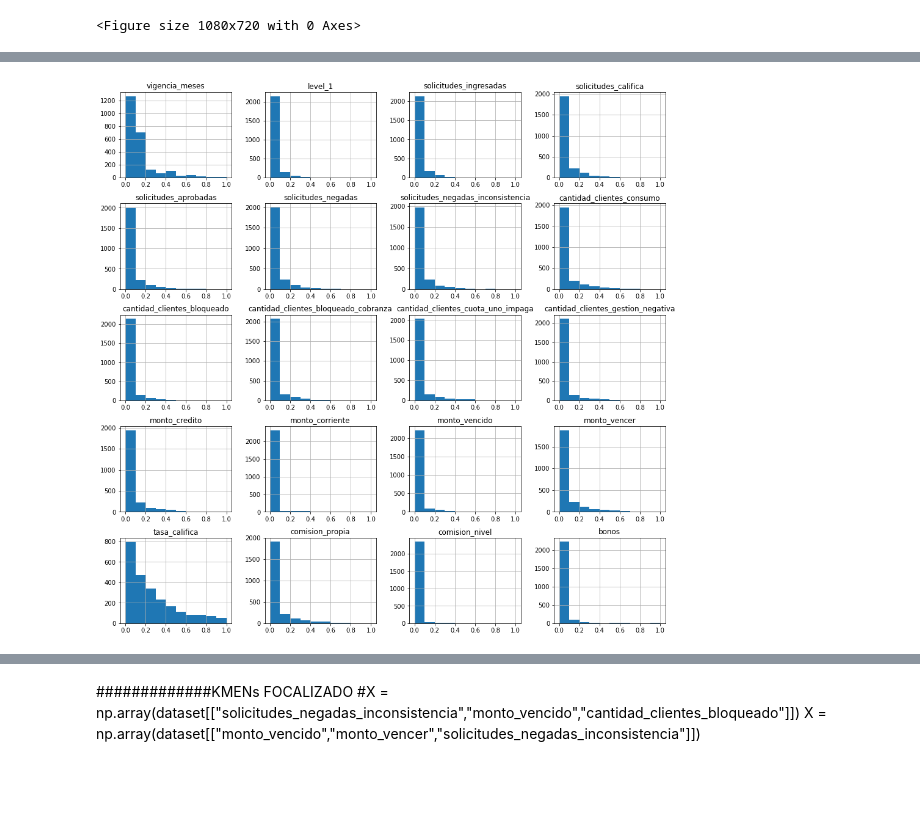
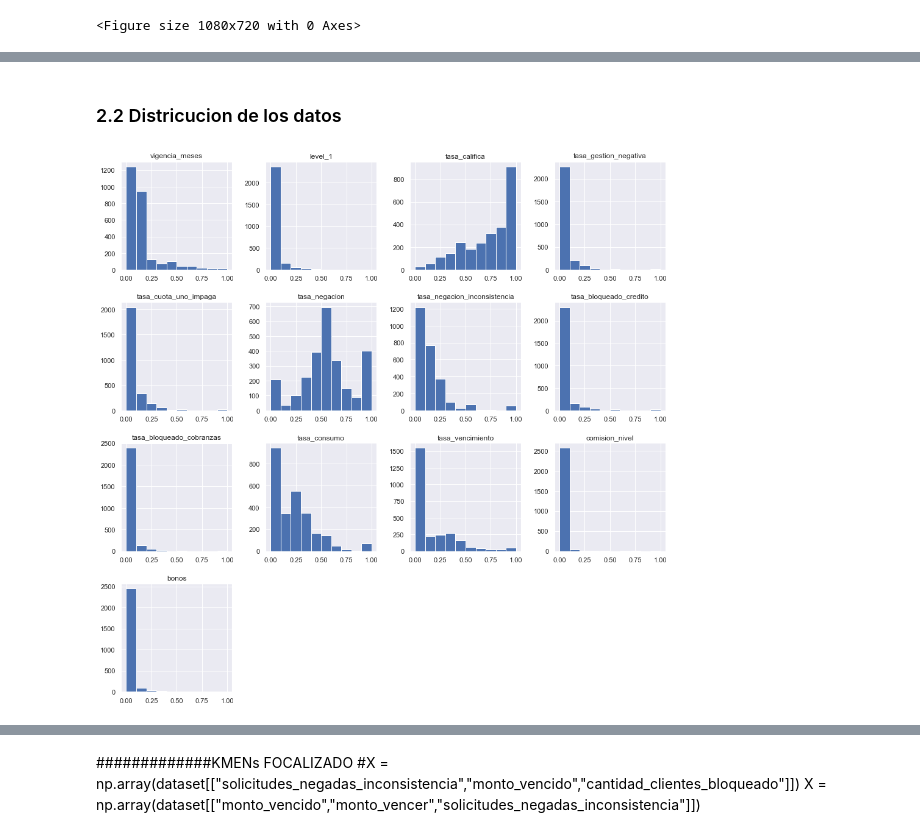
Before and after one commit to JSalao/DataScience, a Jupyter notebook: Final_fraude.ipynb, the cells around one changed output, grey strips where cells are left out. Saved outputs shown, nothing was run; the diff lists cells and outputs as text; code cells hidden in the pictures; blank space fills up the shorter version.

```diff
--- a/Final_fraude.ipynb
+++ b/Final_fraude.ipynb
@@ -107,8 +153,8 @@ bonos                                -0.002106  0.040164 -0.019334  0.000568
 # %%
 pca = PCA(n_components=2)
-pca.fit(df)
+pca.fit(df_normalized)
 #reduce a 2 dimenciones
-transformada= pca.transform(df)
+transformada= pca.transform(df_normalized)
 transformada.shape
 dataset['id_distribuidor'].values
 # %% [output]
@@ -117,8 +163,8 @@ array([589, 837, 1132, ..., 15421, 15448, 15451], dtype=object)
 from sklearn.preprocessing import MinMaxScaler
 
 escalar=MinMaxScaler()
-escalar.fit(df)
-escalada=escalar.transform(df)
+escalar.fit(df_normalized)
+escalada=escalar.transform(df_normalized)
 pca.fit(escalada)
 transformada=pca.transform(escalada)
 mglearn.discrete_scatter(transformada[:,0], transformada[:,1])#, dataset['id_distribuidor'] )
@@ -144,4 +177,0 @@ df.describe()
-# %%
-#Estadarizar dataframe
-df[df.columns] = escalar.fit_transform(df[df.columns])
-df
@@ -183,18 +187,21 @@ Text(0.5, 1.0, 'MATRIZ DE CORRELACION VARIABLES')
+# %% [markdown]
+### 2.2 Districucion de los datos
+# %%
+#Dataset escalado para visualizacion
+
+df_normalized[df_normalized.columns]=escalar.transform(df_normalized[df_normalized.columns])
 # %%
 ####################################################3
 #DISTRIBUCION DE LOS DATOS
 ####################################################
 
-#plt.figure(figsize=(15, 10))
-#df.drop(['tasa_califica'],1).hist()
-#df[['monto_credito','monto_corriente', 'monto_vencido', 'monto_vencer']].hist()
 plt.rcParams["figure.figsize"] = (16, 16)
-df.hist()
+df_normalized.hist()
 
 #plt.title('DISTRIBUCIÓN DE LOS DATOS')
 plt.show()
 # %% [output]
-[figure, old version]
+[figure, new version]
 # %%
 ####################################
 #CORRELACION ENTRE VARIABLES
```
Also changed, not shown: parts of 77 cells of this notebook, 4 other files.
